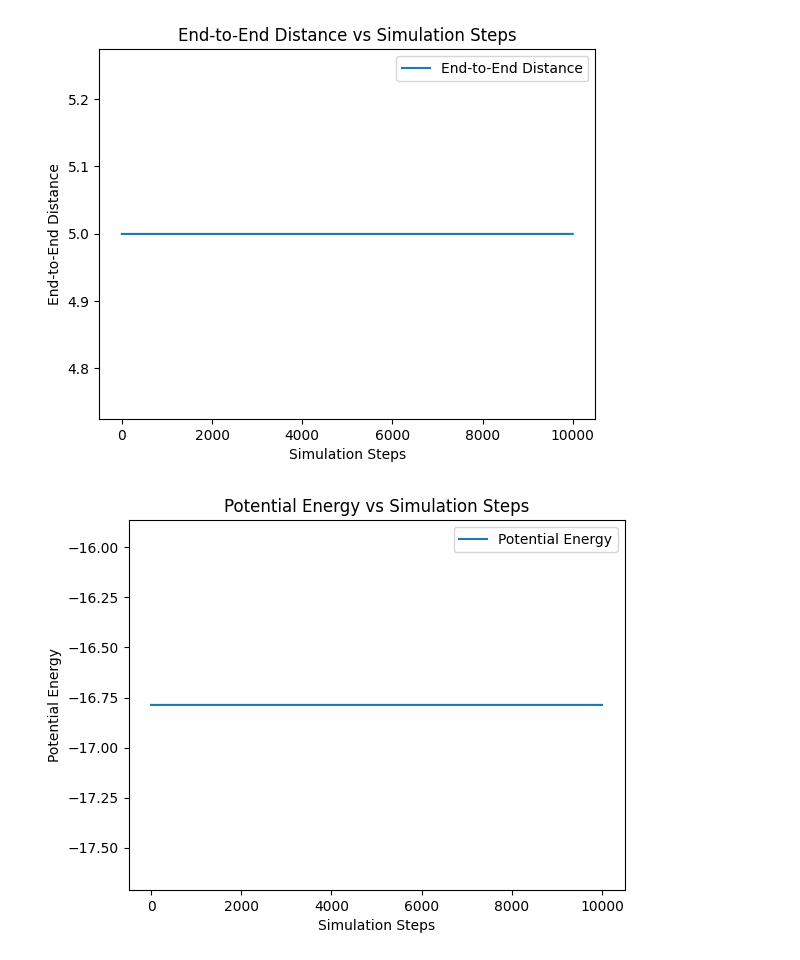
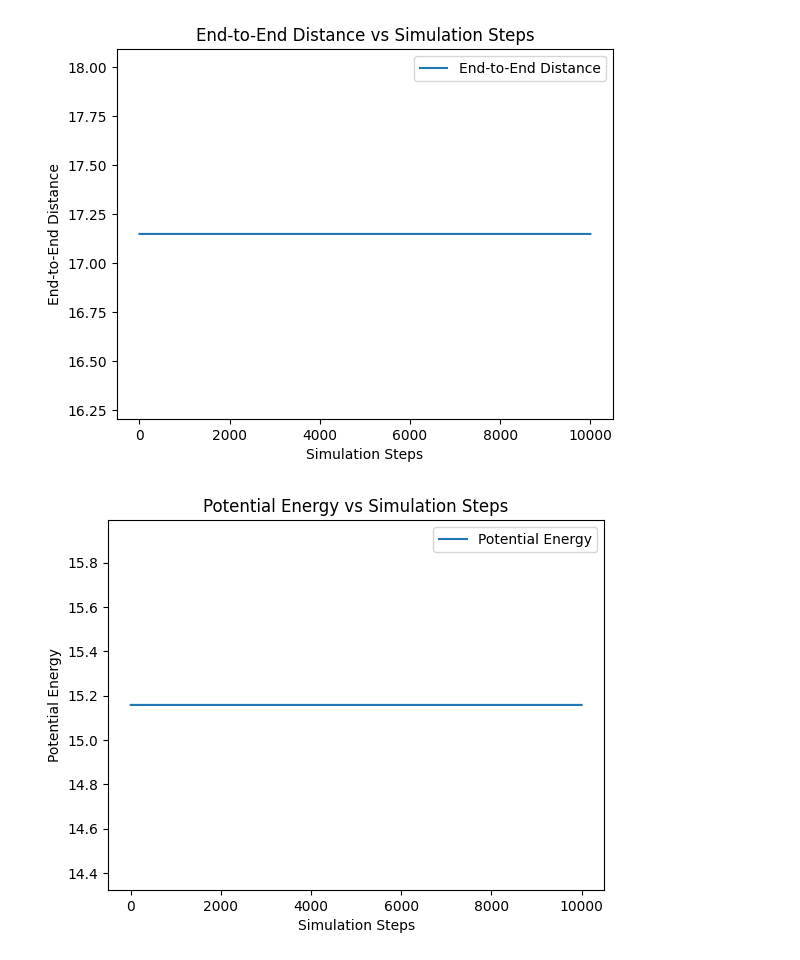
Before and after one commit to HKim-env/comp-prob-solv, a Jupyter notebook: Project_2/Project_2_opt.ipynb, the cells around one changed output. Cells and saved outputs as stored; diff of their text form; code cells hidden in the pictures.

```diff
--- a/Project_2/Project_2_opt.ipynb
+++ b/Project_2/Project_2_opt.ipynb
@@ -9,10 +9,10 @@ from ase.visualize import view
 dt = 0.01  # Time step
 total_steps = 10000  # Number of steps
 box_size = 100.0  # Size of the cubic box
-k = 1  # Set spring constant to 3.85
+k = 1  # Set spring constant
 mass = 1.0  # Particle mass
 r0 = 1.0  # Equilibrium bond length
-target_temperature = 0.1  # Set target temperature to 1.0 for unfolding
+target_temperature = 0.9  # Set target temperature to 1.0 for unfolding
 rescale_interval = 100  # Steps between velocity rescaling
 n_particles = 20  # Number of particles
 epsilon_repulsive = 1.0  # Increase depth of repulsive LJ potential to 5.0 to encourage unfolding
@@ -211,2 +211,2 @@ plt.show()
-[figure, old version]
+[figure, new version]
-[figure, old version]
+[figure, new version]
```
Also changed, not shown: parts of 1 cell of this notebook, 2 other files.
